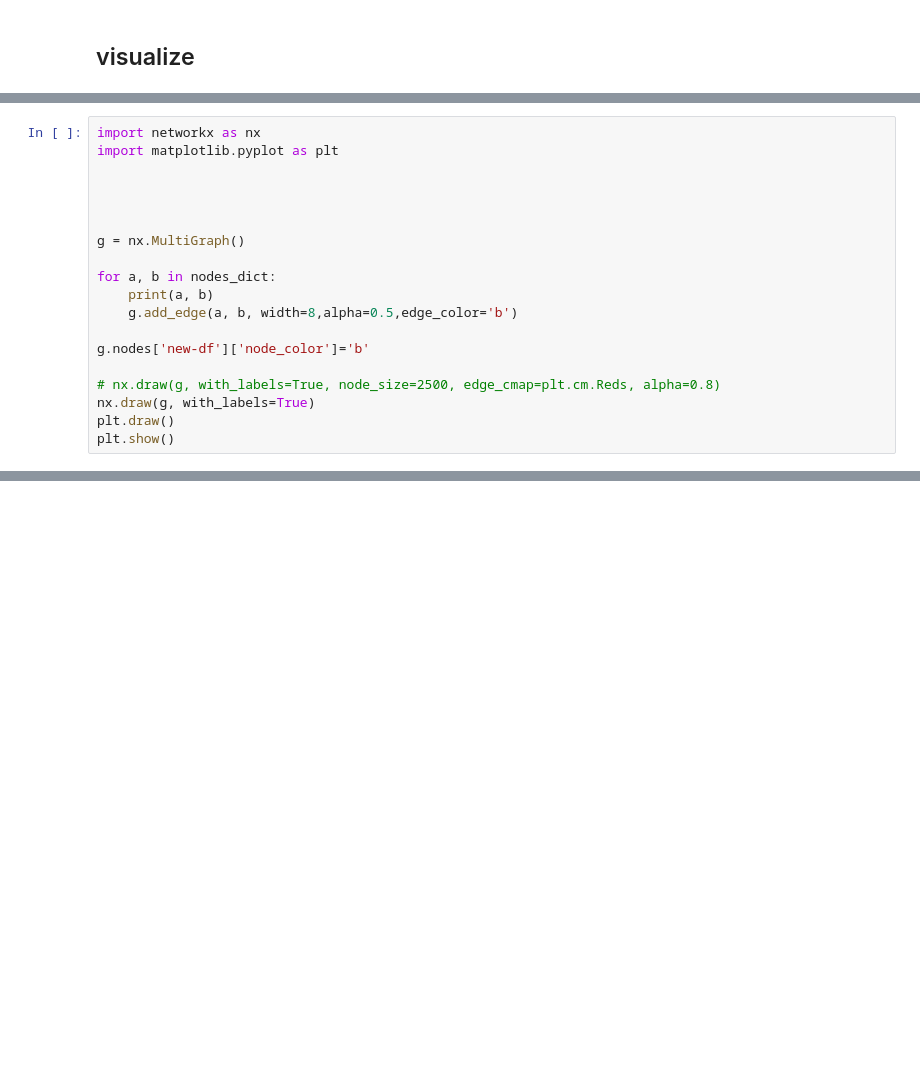
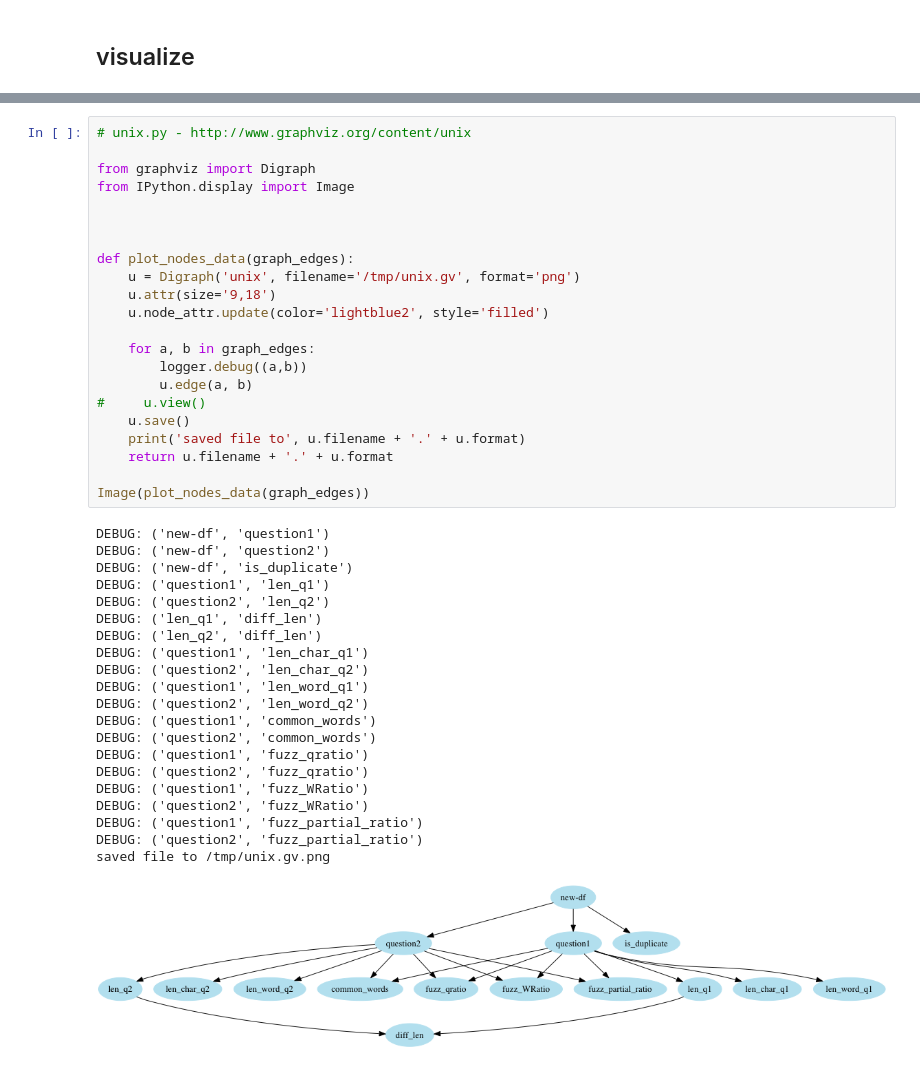
Before and after one commit to msampathkumar/big-data-studio, a Jupyter notebook: BDS_Data_Profilling.ipynb, the cells around one changed output, grey strips where cells are left out. Drawn from its saved outputs; the diff is of its cells as text; blank space fills up the shorter version.

```diff
--- a/BDS_Data_Profilling.ipynb
+++ b/BDS_Data_Profilling.ipynb
@@ -290,19 +310,0 @@ g.add_edge??
-# %%
-import networkx as nx
-import matplotlib.pyplot as plt
-
-
-
-
-g = nx.MultiGraph()
-
-for a, b in nodes_dict:
-    print(a, b)
-    g.add_edge(a, b, width=8,alpha=0.5,edge_color='b')
-
-g.nodes['new-df']['node_color']='b'
-
-# nx.draw(g, with_labels=True, node_size=2500, edge_cmap=plt.cm.Reds, alpha=0.8)
-nx.draw(g, with_labels=True)
-plt.draw()
-plt.show()
@@ -365,0 +311,44 @@ plt.show() # display
+# %%
+# unix.py - http://www.graphviz.org/content/unix
+
+from graphviz import Digraph
+from IPython.display import Image
+
+
+
+def plot_nodes_data(graph_edges):
+    u = Digraph('unix', filename='/tmp/unix.gv', format='png')
+    u.attr(size='9,18')
+    u.node_attr.update(color='lightblue2', style='filled')
+
+    for a, b in graph_edges:
+        logger.debug((a,b))
+        u.edge(a, b)
+#     u.view()
+    u.save()
+    print('saved file to', u.filename + '.' + u.format)
+    return u.filename + '.' + u.format
+
+Image(plot_nodes_data(graph_edges))
+# %% [output]
+DEBUG: ('new-df', 'question1')
+DEBUG: ('new-df', 'question2')
+DEBUG: ('new-df', 'is_duplicate')
+DEBUG: ('question1', 'len_q1')
+DEBUG: ('question2', 'len_q2')
+DEBUG: ('len_q1', 'diff_len')
+DEBUG: ('len_q2', 'diff_len')
+DEBUG: ('question1', 'len_char_q1')
+DEBUG: ('question2', 'len_char_q2')
+DEBUG: ('question1', 'len_word_q1')
+DEBUG: ('question2', 'len_word_q2')
+DEBUG: ('question1', 'common_words')
+DEBUG: ('question2', 'common_words')
+DEBUG: ('question1', 'fuzz_qratio')
+DEBUG: ('question2', 'fuzz_qratio')
+DEBUG: ('question1', 'fuzz_WRatio')
+DEBUG: ('question2', 'fuzz_WRatio')
+DEBUG: ('question1', 'fuzz_partial_ratio')
+DEBUG: ('question2', 'fuzz_partial_ratio')
+saved file to /tmp/unix.gv.png
+[figure, added]
```
Also changed, not shown: parts of 17 cells of this notebook, 1 other file.
